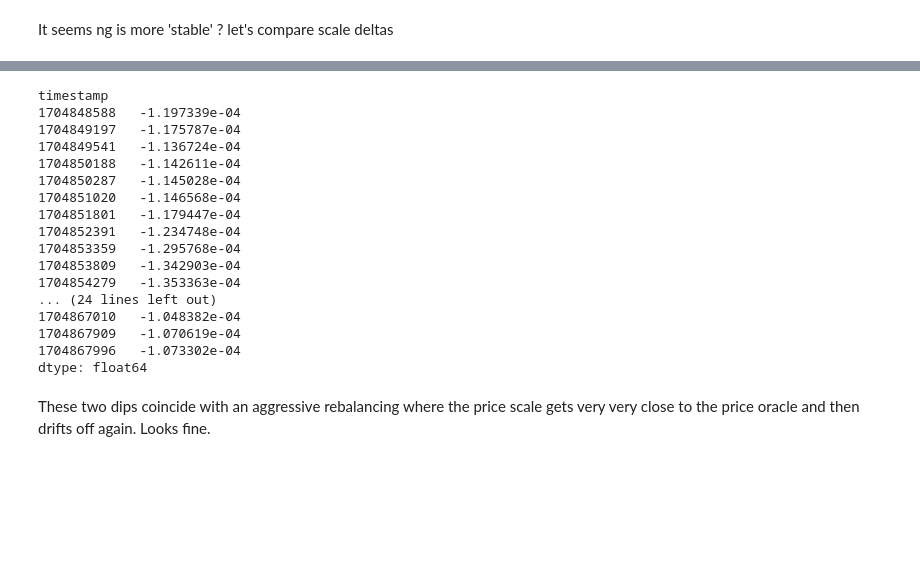
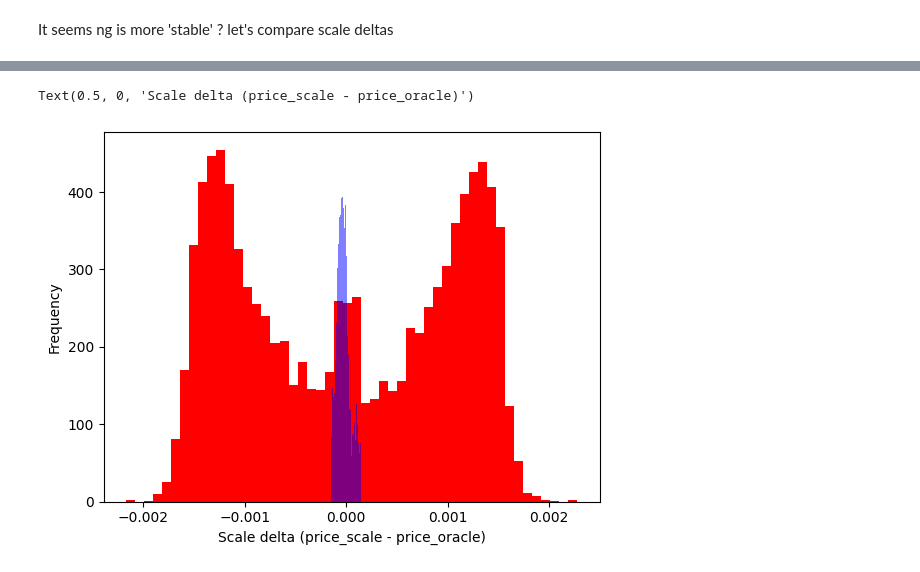
Before and after one commit to curvefi/twocrypto-ng, a Jupyter notebook: scripts/experiments/compare_versions.ipynb, the cells around one changed output, grey strips where cells are left out. Cells and saved outputs as stored; diff of their text form; code cells hidden in the pictures; blank space fills up the shorter version.

```diff
--- a/scripts/experiments/compare_versions.ipynb
+++ b/scripts/experiments/compare_versions.ipynb
@@ -347,25 +330,11 @@ df.ng_swap_virtual_price.loc[1704848253:1704868253].plot(color='r', ax=ax[1], yl
-# %%
-ng_swap_scale_delta.loc[1704848253:1704868253]
-# %% [output]
-timestamp
-1704848588   -1.197339e-04
-1704849197   -1.175787e-04
-1704849541   -1.136724e-04
-1704850188   -1.142611e-04
-1704850287   -1.145028e-04
-1704851020   -1.146568e-04
-1704851801   -1.179447e-04
-1704852391   -1.234748e-04
-1704853359   -1.295768e-04
-1704853809   -1.342903e-04
-1704854279   -1.353363e-04
-... (24 lines left out)
-1704867010   -1.048382e-04
-1704867909   -1.070619e-04
-1704867996   -1.073302e-04
-dtype: float64
-# %% [markdown]
-These two dips coincide with an aggressive rebalancing where the price scale gets very very close to the price oracle and then drifts off again. Looks fine.
+# %%
+fig, ax = plt.subplots(1, 1,)
+old_swap_scale_delta.plot.hist(ax=ax, bins=50, color='r')
+ng_swap_scale_delta.plot.hist(ax=ax, bins=50, color='b', alpha=0.5)
+ax.set_xlabel("Scale delta (price_scale - price_oracle)")
+# %% [output]
+Text(0.5, 0, 'Scale delta (price_scale - price_oracle)')
+[figure, added]
 # %%
 diff_output = (df.old_swap_out_amt).astype(float) - (df.ng_swap_out_amt).astype(float)
 diff_output.plot()
```
Also changed, not shown: parts of 30 cells of this notebook.
